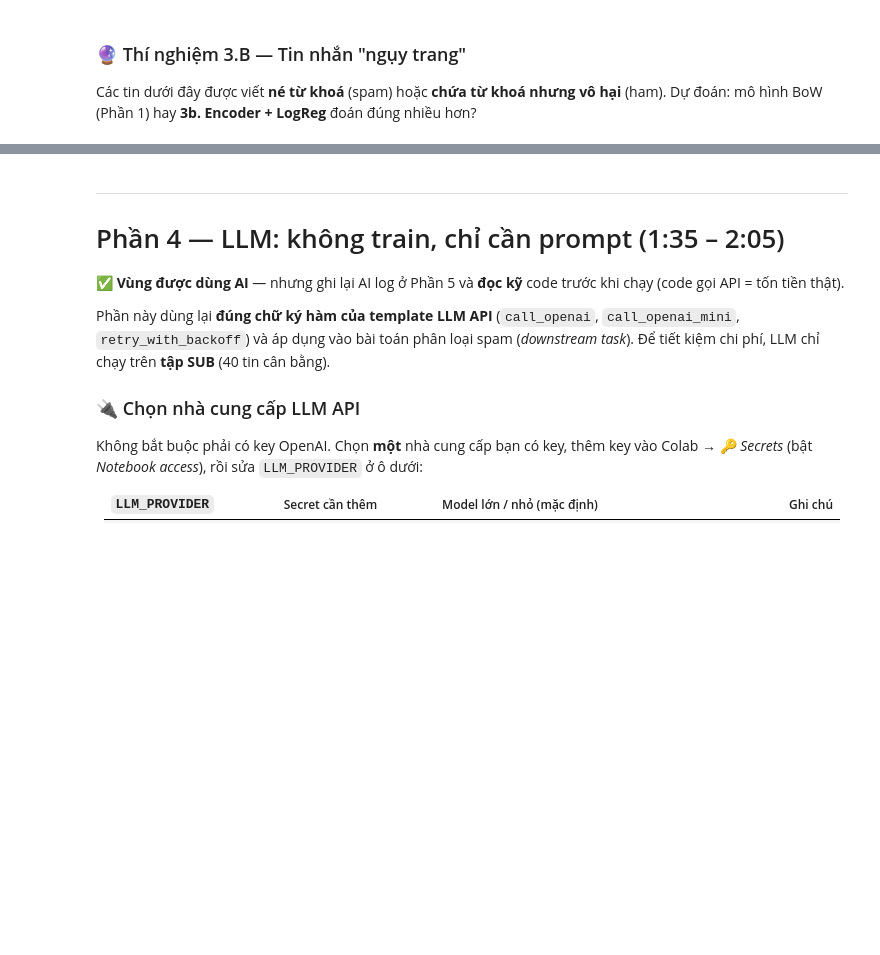
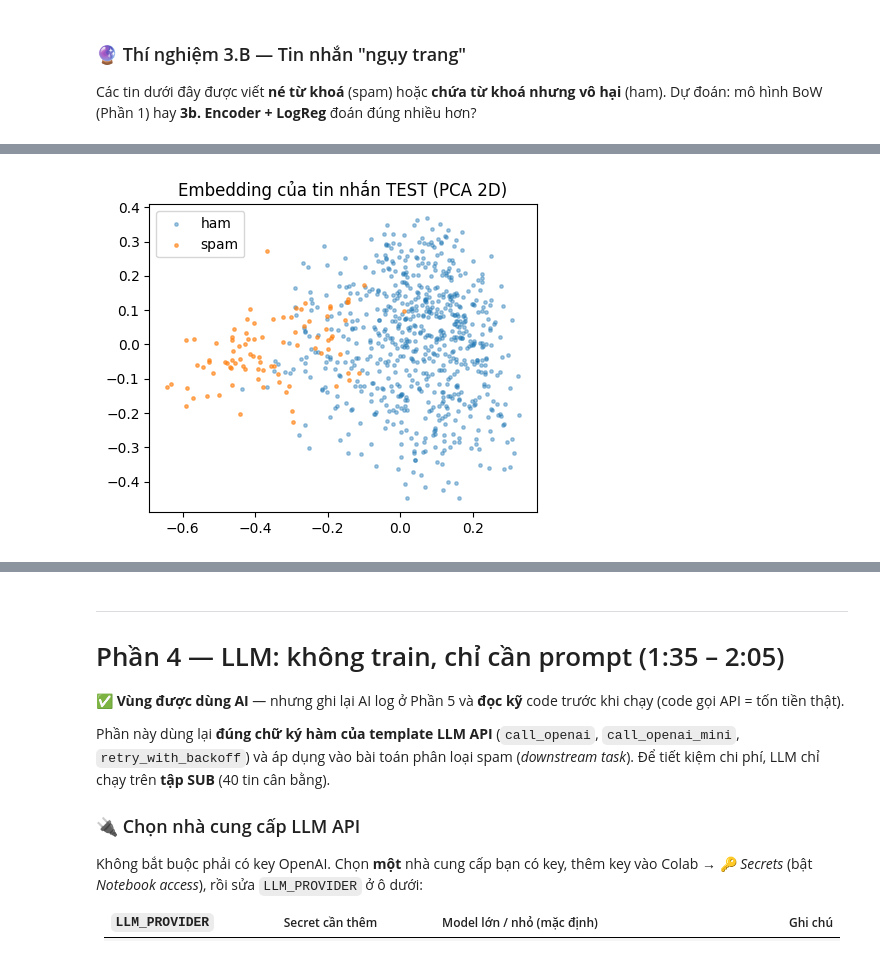
Before and after one commit to lqkhanhno/K5-L3B-Day-01-LeQuocKhanh-2A202603742-LLMFoundation, a Jupyter notebook: src/day01_spam_ml_dl_embedding_llm.ipynb, the cells around one changed output, grey strips where cells are left out. Drawn from its saved outputs; the diff is of its cells as text; code cells hidden in the pictures; blank space fills up the shorter version.

```diff
--- a/src/day01_spam_ml_dl_embedding_llm.ipynb
+++ b/src/day01_spam_ml_dl_embedding_llm.ipynb
@@ -691,10 +820,16 @@ print(f"\nBoW đúng {int((p_bow == truth).sum())}/6 · Encoder+LogReg đúng {i
 # %%
-# ⚙️ Bản đồ nghĩa: chiếu 384 chiều → 2 chiều (PCA) — mỗi chấm là 1 tin nhắn
-Zc = E_te - E_te.mean(0); _, _, Vt = np.linalg.svd(Zc, full_matrices=False); P = Zc @ Vt[:2].T
+Zc = E_te - E_te.mean(0)
+_, _, Vt = np.linalg.svd(Zc, full_matrices=False)
+P = Zc @ Vt[:2].T
+
 plt.figure(figsize=(5, 4))
 plt.scatter(P[y_te == 0, 0], P[y_te == 0, 1], s=6, alpha=.4, label="ham")
 plt.scatter(P[y_te == 1, 0], P[y_te == 1, 1], s=6, alpha=.6, label="spam")
-plt.legend(); plt.title("Embedding của tin nhắn TEST (PCA 2D)"); plt.show()
+plt.legend()
+plt.title("Embedding của tin nhắn TEST (PCA 2D)")
+plt.show()
+# %% [output]
+[figure, added]
 # %% [markdown]
 **❓ Câu hỏi 3**
 1. Ở Thí nghiệm 3.B, kết quả có khớp dự đoán không? Chọn 1 tin mà BoW sai và giải thích vì sao embedding làm tốt hơn (hoặc ngược lại).
```
Also changed, not shown: parts of 24 cells of this notebook.
